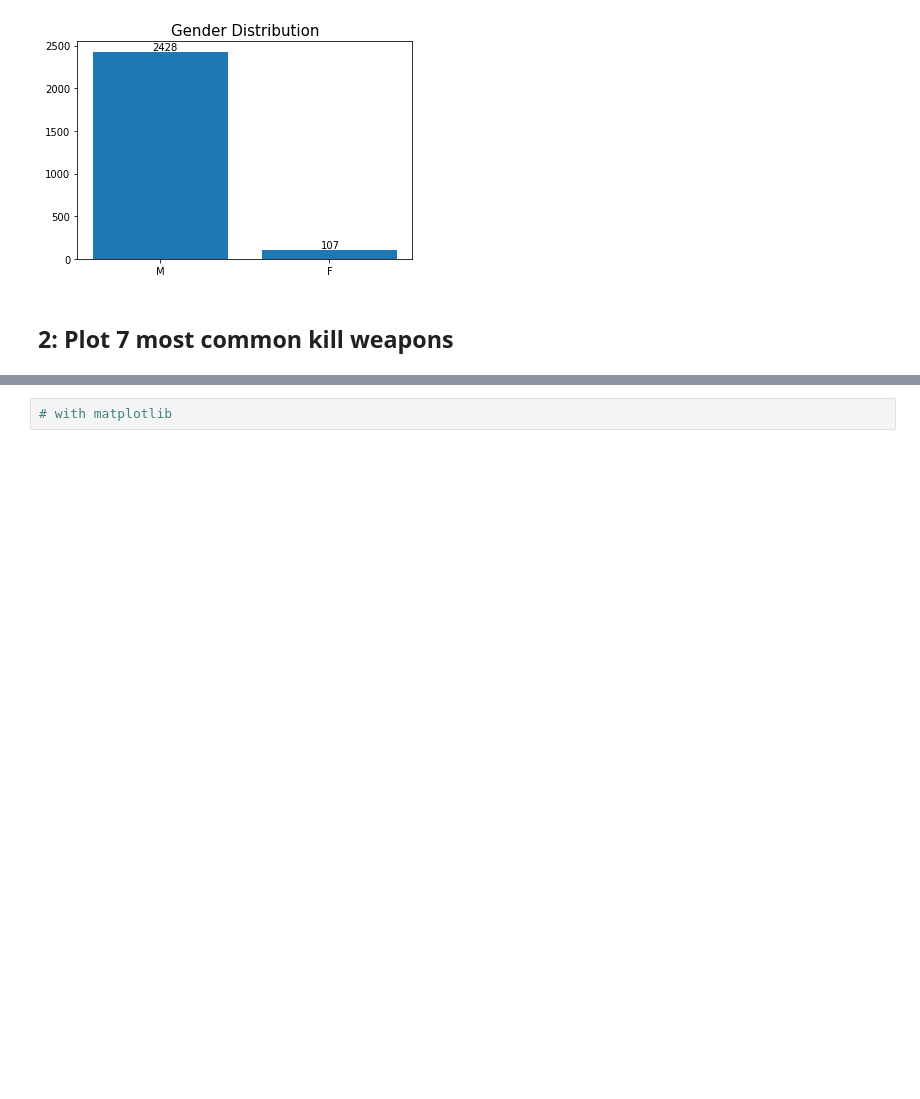
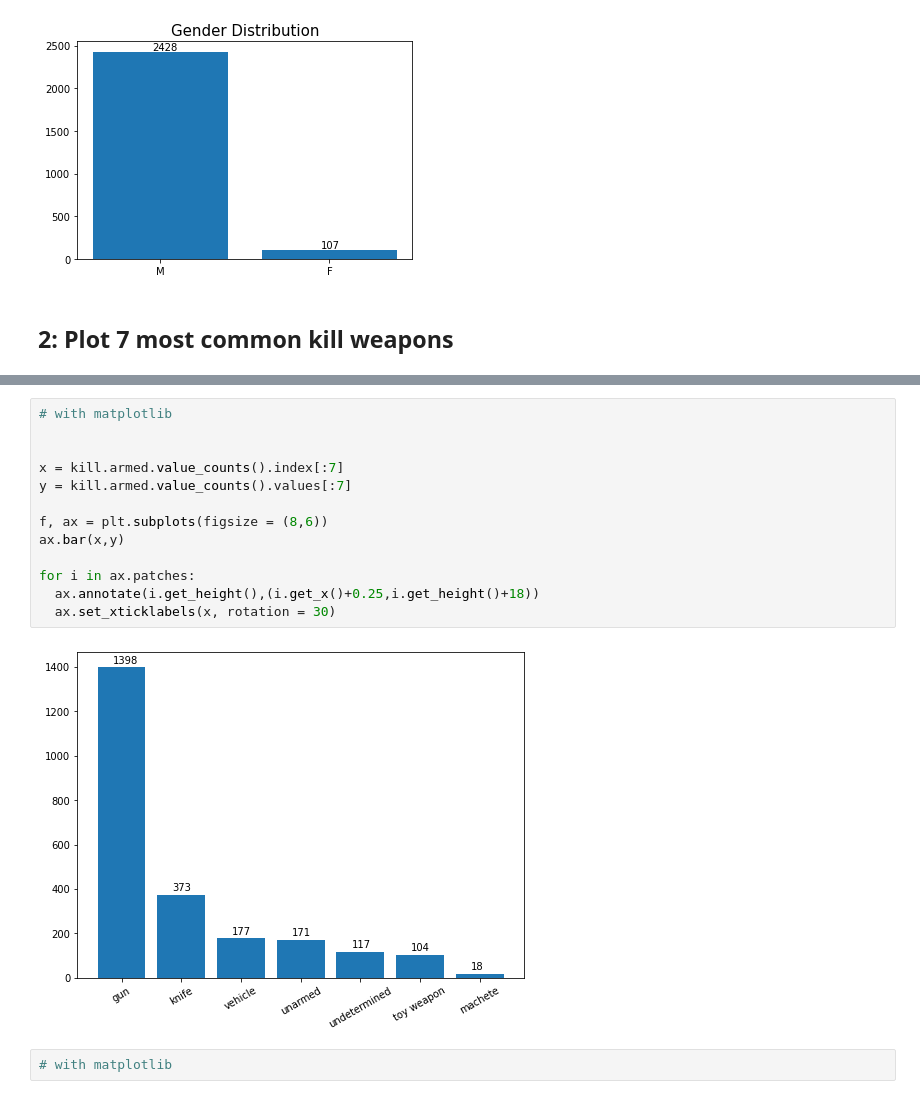
Before and after one commit to simsekibrahim/matplotlib, a Jupyter notebook: Assignment_1_(PoliceKillingUS_Matplotlib)_student.ipynb, the cells around one changed output, grey strips where cells are left out. Cells and saved outputs as stored; diff of their text form; blank space fills up the shorter version.

```diff
--- a/Assignment_1_(PoliceKillingUS_Matplotlib)_student.ipynb
+++ b/Assignment_1_(PoliceKillingUS_Matplotlib)_student.ipynb
@@ -105,3 +68,18 @@ plt.xticks(rotation = 45);
+# %%
+# with matplotlib
+
+
+x = kill.armed.value_counts().index[:7]
+y = kill.armed.value_counts().values[:7]
+
+f, ax = plt.subplots(figsize = (8,6))
+ax.bar(x,y)
+
+for i in ax.patches:
+  ax.annotate(i.get_height(),(i.get_x()+0.25,i.get_height()+18))
+  ax.set_xticklabels(x, rotation = 30)
+# %% [output]
+[figure, added]
 # %%
 # with matplotlib
 # %% [output]
```
Also changed, not shown: parts of 42 cells of this notebook.
